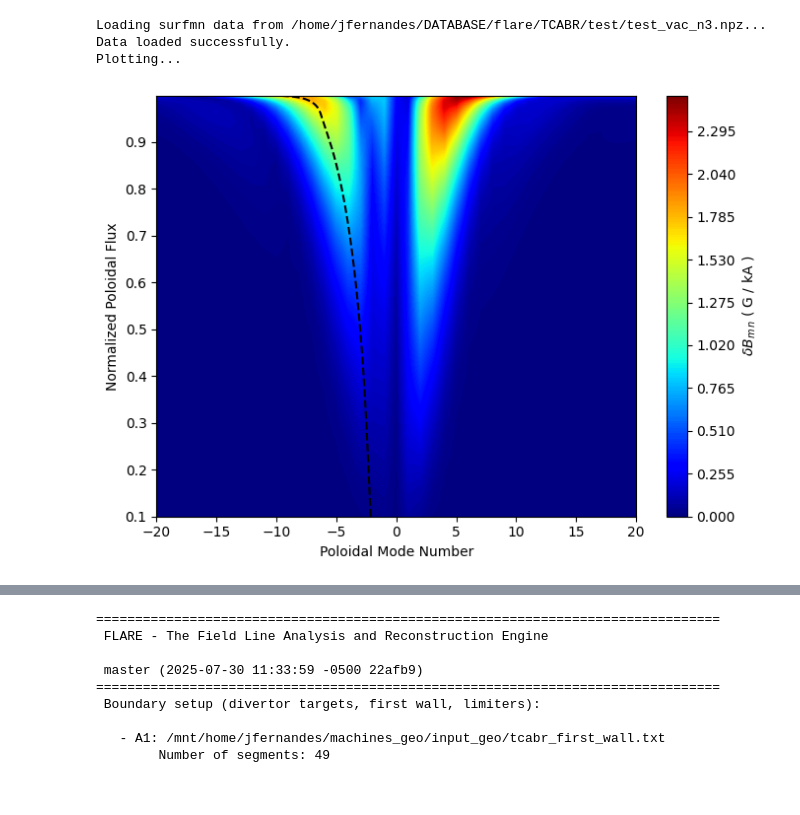
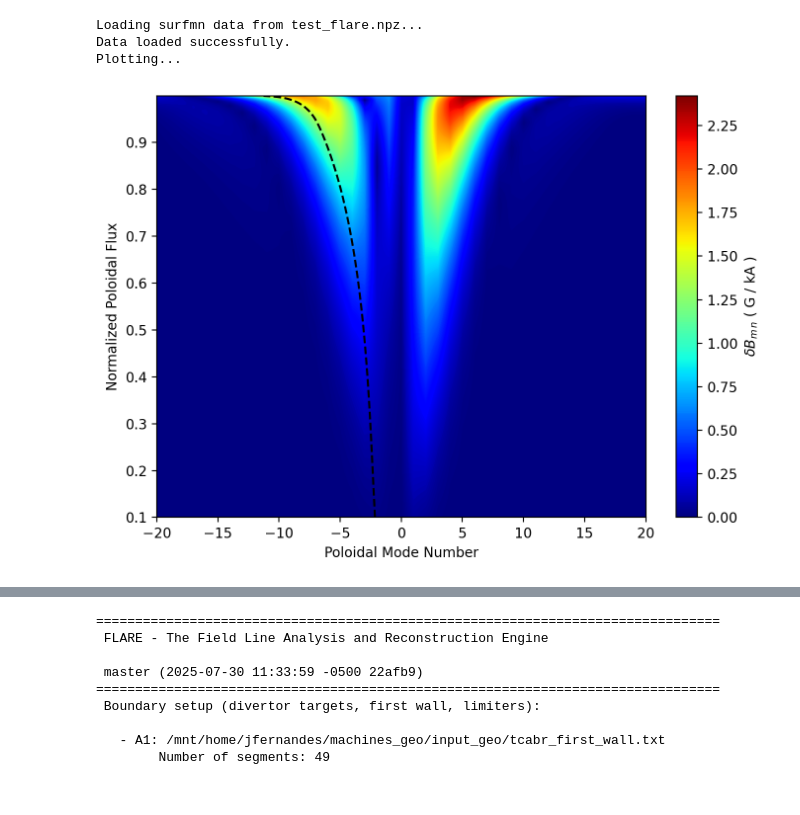
Before and after one commit to ojrfernandes/pycodes, a Jupyter notebook: run.ipynb, the cells around one changed output, grey strips where cells are left out. Saved outputs shown, nothing was run; the diff lists cells and outputs as text; code cells hidden in the pictures.

```diff
--- a/run.ipynb
+++ b/run.ipynb
@@ -8,7 +12,7 @@ phase_map('/home/jfernandes/phase_map/shot0000/eq000/single_fluid/n06/', n_tor=6
 # %%
-plot_flare_surfmn("/home/jfernandes/DATABASE/flare/TCABR/test/test_vac_n3.npz", dpi=100, levels=200)
+plot_flare_surfmn("test_flare.npz", dpi=200, levels=300)
 # %% [output]
-Loading surfmn data from /home/jfernandes/DATABASE/flare/TCABR/test/test_vac_n3.npz...
+Loading surfmn data from test_flare.npz...
 Data loaded successfully.
 Plotting...
-[figure, old version]
+[figure, new version]
```
Also changed, not shown: parts of 13 cells of this notebook, 5 other files.
